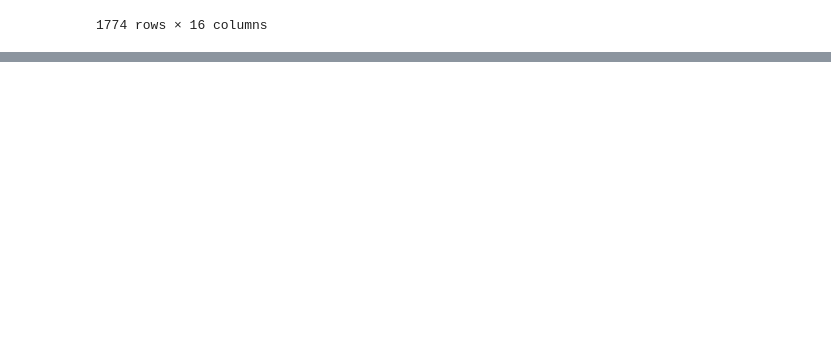
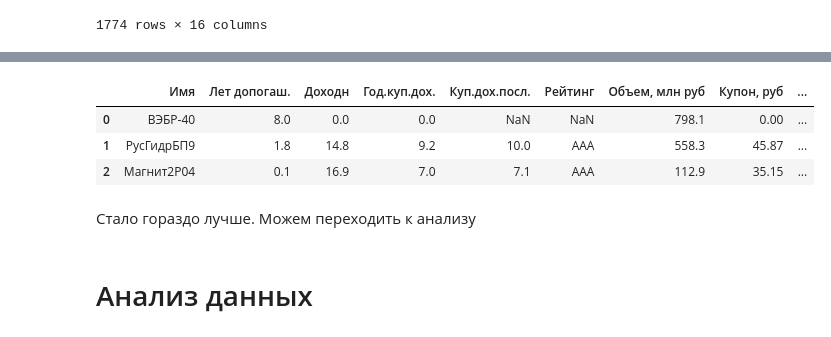
Before and after one commit to alexeevkv/BigData, a Jupyter notebook: pr_2/ПР_2_упр_1_Алексеев_КВ.ipynb, the cells around one changed output, grey strips where cells are left out. Drawn from its saved outputs; the diff is of its cells as text; code cells hidden in the pictures; blank space fills up the shorter version.

```diff
--- a/pr_2/ПР_2_упр_1_Алексеев_КВ.ipynb
+++ b/pr_2/ПР_2_упр_1_Алексеев_КВ.ipynb
@@ -315,3 +316,35 @@ df
 | 72 | BCS06/25-A | 1.1 | \n\t\t\t\t\t\t\t\t\t\t\t\t\t\t\t0... | \n\t\t\t\t\t\t\t0.0%\n\t\t\t\t\t\t | \n\t\t\t\t\t\t\t-\t\t\t\t\t\t | A |  | 0 | ... |
 | 73 | BCS01/25 | 0.8 | \n\t\t\t\t\t\t\t\t\t\t\t\t\t\t\t0... | \n\t\t\t\t\t\t\t0.0%\n\t\t\t\t\t\t | \n\t\t\t\t\t\t\t-\t\t\t\t\t\t | A |  | 0 | ... |
 1774 rows × 16 columns
+# %%
+# там где куча табов оставим только цифры
+def extract_percentage(input_string):
+    percentage = input_string.split('%')[0]  # Split the string at '%' and take the first part
+    percentage = percentage.strip()  # Remove leading and trailing whitespaces
+    return percentage
+
+numeric_columns = [
+    'Лет допогаш.',
+    'Объем, млн руб',
+    'Купон, руб',
+    'НКД, руб',
+    'Дюр-я, лет',
+    'Цена',
+    'Частота,раз в год',
+    'Дата купона',
+    'Размещение',
+    'Погашение'
+]
+
+lots_of_tabs_columns = [
+    'Доходн',
+    'Год.куп.дох.',
+    'Куп.дох.посл.'
+]
+
+for num_col in numeric_columns:
+    df[num_col] = pd.to_numeric(df[num_col], errors='coerce')
+
+for tab_col in lots_of_tabs_columns:
+    df[tab_col] = df[tab_col].apply(extract_percentage)
+    df[tab_col] = pd.to_numeric(df[tab_col], errors='coerce')
@@ -318,2 +377,15 @@ df
+# %%
+df = df.drop(columns=['Дата купона', 'Размещение', 'Погашение'])
+# %%
+df.head(3)
+# %% [output]
+|  | Имя | Лет допогаш. | Доходн | Год.куп.дох. | Куп.дох.посл. | Рейтинг | Объем, млн руб | Купон, руб | ... |
+| 0 | ВЭБP-40 | 8.0 | 0.0 | 0.0 | NaN | NaN | 798.1 | 0.00 | ... |
+| 1 | РусГидрБП9 | 1.8 | 14.8 | 9.2 | 10.0 | AAA | 558.3 | 45.87 | ... |
+| 2 | Магнит2Р04 | 0.1 | 16.9 | 7.0 | 7.1 | AAA | 112.9 | 35.15 | ... |
+# %% [markdown]
+Стало гораздо лучше. Можем переходить к анализу
+# %% [markdown]
+#  Анализ данных
 # %% [markdown]
 ![Архитектура решения](./resources/image_2.png)
```
Also changed, not shown: parts of 3 cells of this notebook.
